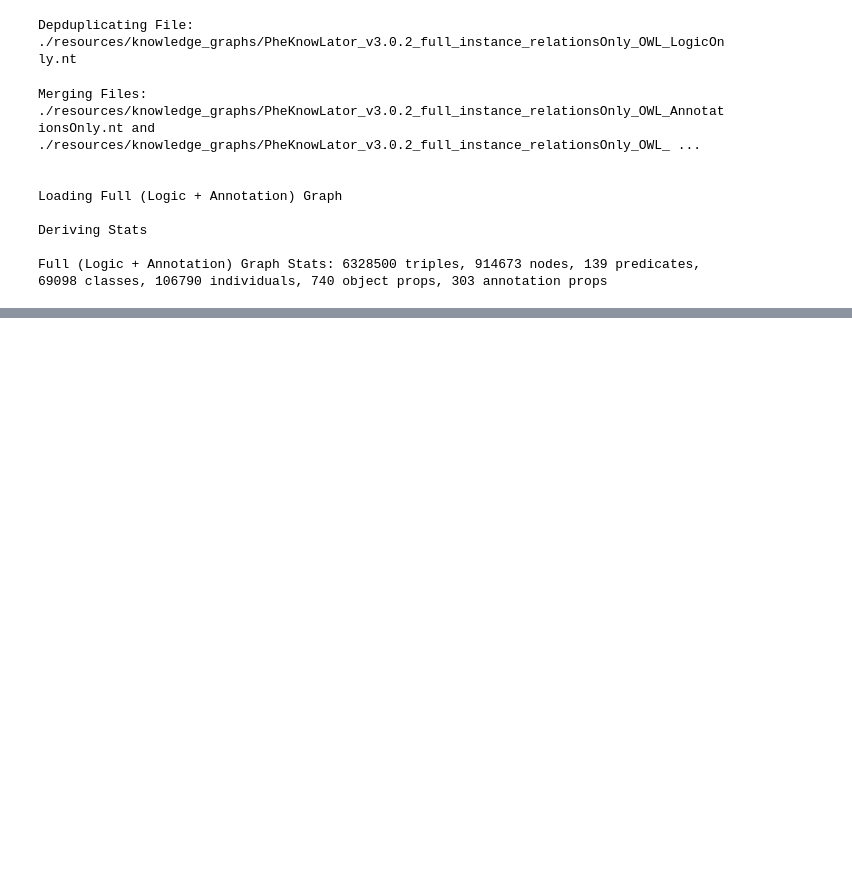
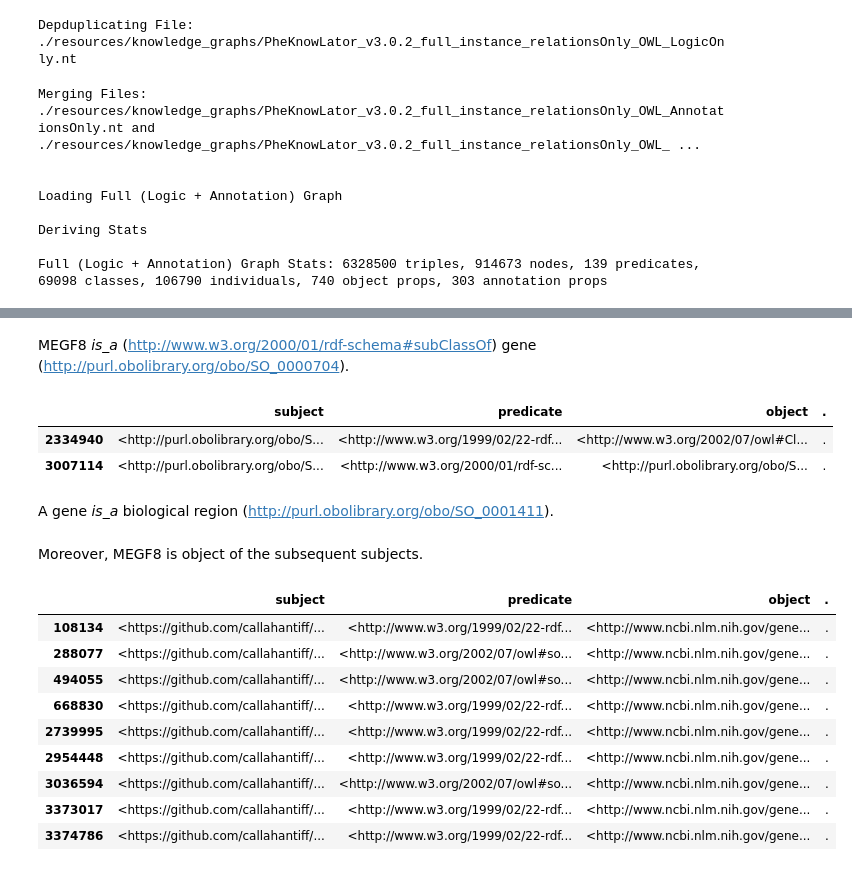
Before and after one commit to emanuelecavalleri/testRNA-KG, a Jupyter notebook: main.ipynb, the cells around one changed output, grey strips where cells are left out. Cells and saved outputs as stored; diff of their text form; code cells hidden in the pictures; blank space fills up the shorter version.

```diff
--- a/main.ipynb
+++ b/main.ipynb
@@ -402,0 +422,27 @@ Full (Logic + Annotation) Graph Stats: 6328500 triples, 914673 nodes, 139 predic
+# %% [markdown]
+MEGF8 *is_a* (http://www.w3.org/2000/01/rdf-schema#subClassOf) gene (http://purl.obolibrary.org/obo/SO_0000704).
+# %%
+test_SO_0000704 = data[data['subject'].str.contains("SO_0000704")]
+test_SO_0000704
+# %% [output]
+|  | subject | predicate | object | . |
+| 2334940 | <http://purl.obolibrary.org/obo/S... | <http://www.w3.org/1999/02/22-rdf... | <http://www.w3.org/2002/07/owl#Cl... | . |
+| 3007114 | <http://purl.obolibrary.org/obo/S... | <http://www.w3.org/2000/01/rdf-sc... | <http://purl.obolibrary.org/obo/S... | . |
+# %% [markdown]
+A gene *is_a* biological region (http://purl.obolibrary.org/obo/SO_0001411).
+# %% [markdown]
+Moreover, MEGF8 is object of the subsequent subjects.
+# %%
+test_1954o = data[data['object'].str.contains("gene/1954")]
+test_1954o
+# %% [output]
+|  | subject | predicate | object | . |
+| 108134 | <https://github.com/callahantiff/... | <http://www.w3.org/1999/02/22-rdf... | <http://www.ncbi.nlm.nih.gov/gene... | . |
+| 288077 | <https://github.com/callahantiff/... | <http://www.w3.org/2002/07/owl#so... | <http://www.ncbi.nlm.nih.gov/gene... | . |
+| 494055 | <https://github.com/callahantiff/... | <http://www.w3.org/2002/07/owl#so... | <http://www.ncbi.nlm.nih.gov/gene... | . |
+| 668830 | <https://github.com/callahantiff/... | <http://www.w3.org/1999/02/22-rdf... | <http://www.ncbi.nlm.nih.gov/gene... | . |
+| 2739995 | <https://github.com/callahantiff/... | <http://www.w3.org/1999/02/22-rdf... | <http://www.ncbi.nlm.nih.gov/gene... | . |
+| 2954448 | <https://github.com/callahantiff/... | <http://www.w3.org/1999/02/22-rdf... | <http://www.ncbi.nlm.nih.gov/gene... | . |
+| 3036594 | <https://github.com/callahantiff/... | <http://www.w3.org/2002/07/owl#so... | <http://www.ncbi.nlm.nih.gov/gene... | . |
+| 3373017 | <https://github.com/callahantiff/... | <http://www.w3.org/1999/02/22-rdf... | <http://www.ncbi.nlm.nih.gov/gene... | . |
+| 3374786 | <https://github.com/callahantiff/... | <http://www.w3.org/1999/02/22-rdf... | <http://www.ncbi.nlm.nih.gov/gene... | . |
```
Also changed, not shown: parts of 24 cells of this notebook.
